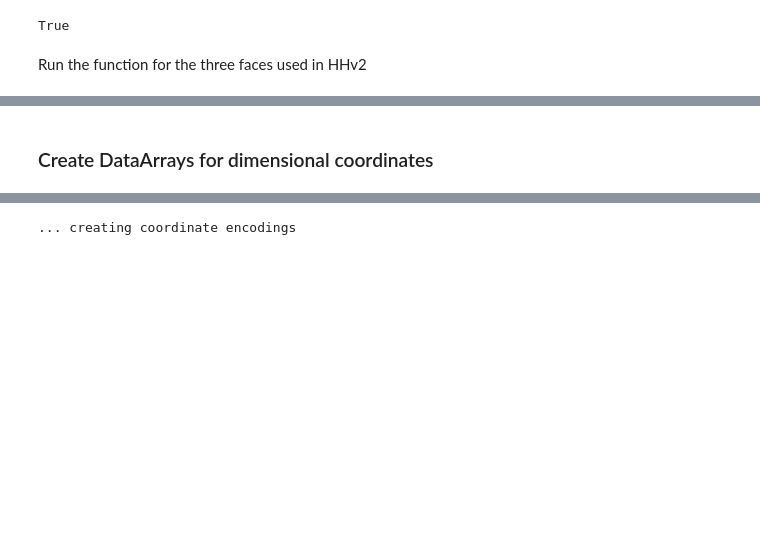
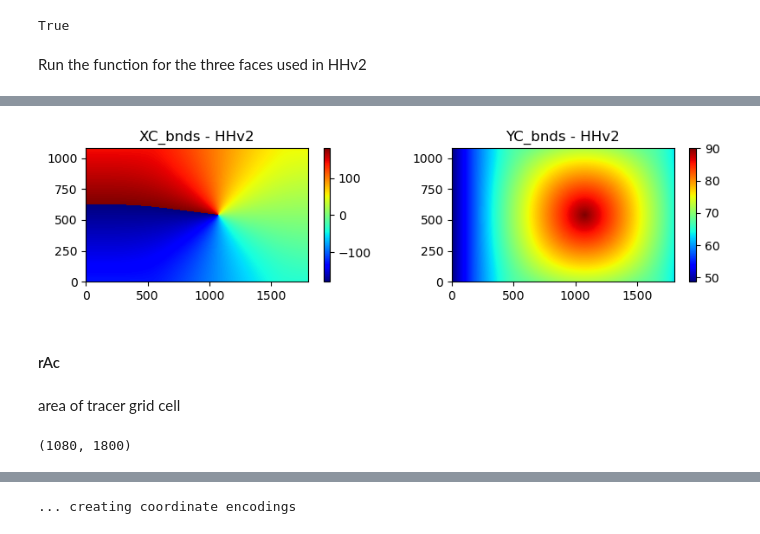
Before and after one commit to ifenty/SASSIE_downscale_ecco_v5, a Jupyter notebook: 02_make geometry ds.ipynb, the cells around one changed output, grey strips where cells are left out. Saved outputs shown, nothing was run; the diff lists cells and outputs as text; code cells hidden in the pictures; blank space fills up the shorter version.

```diff
--- a/02_make geometry ds.ipynb
+++ b/02_make geometry ds.ipynb
@@ -794,2 +823,3 @@ def combine_sassie_N1_faces_to_HHv2_XX_bnds(face_arr):
 # %%
 XC_bnds_HHv2 = combine_sassie_N1_faces_to_HHv2_XX_bnds(XG_N1_faces)
+YC_bnds_HHv2 = combine_sassie_N1_faces_to_HHv2_XX_bnds(YG_N1_faces)
@@ -896,2 +826,21 @@ drF_da.attrs['units'] = 'm'
-# %% [markdown]
-### Create DataArrays for dimensional coordinates
+# %%
+fig, (ax1,ax2) = plt.subplots(1,2, figsize=[10,2])
+ax1_cb = ax1.imshow(XC_bnds_HHv2[:,:,0],interpolation='none',origin='lower',cmap='jet')
+fig = plt.gcf()
+fig.colorbar(ax1_cb)
+ax2_cb = ax2.imshow(YC_bnds_HHv2[:,:,0],interpolation='none',origin='lower',cmap='jet')
+fig = plt.gcf()
+fig.colorbar(ax2_cb)
+ax1.set_title('XC_bnds - HHv2')
+ax2.set_title('YC_bnds - HHv2');
+# %% [output]
+[figure, added]
+# %% [markdown]
+#### rAc
+# %% [markdown]
+area of tracer grid cell
+# %%
+rAc_HHv2 = combine_sassie_N1_faces_to_HHv2(RAC_N1_faces)
+rAc_HHv2.shape
+# %% [output]
+(1080, 1800)
```
Also changed, not shown: parts of 171 cells of this notebook, 4 other files.
